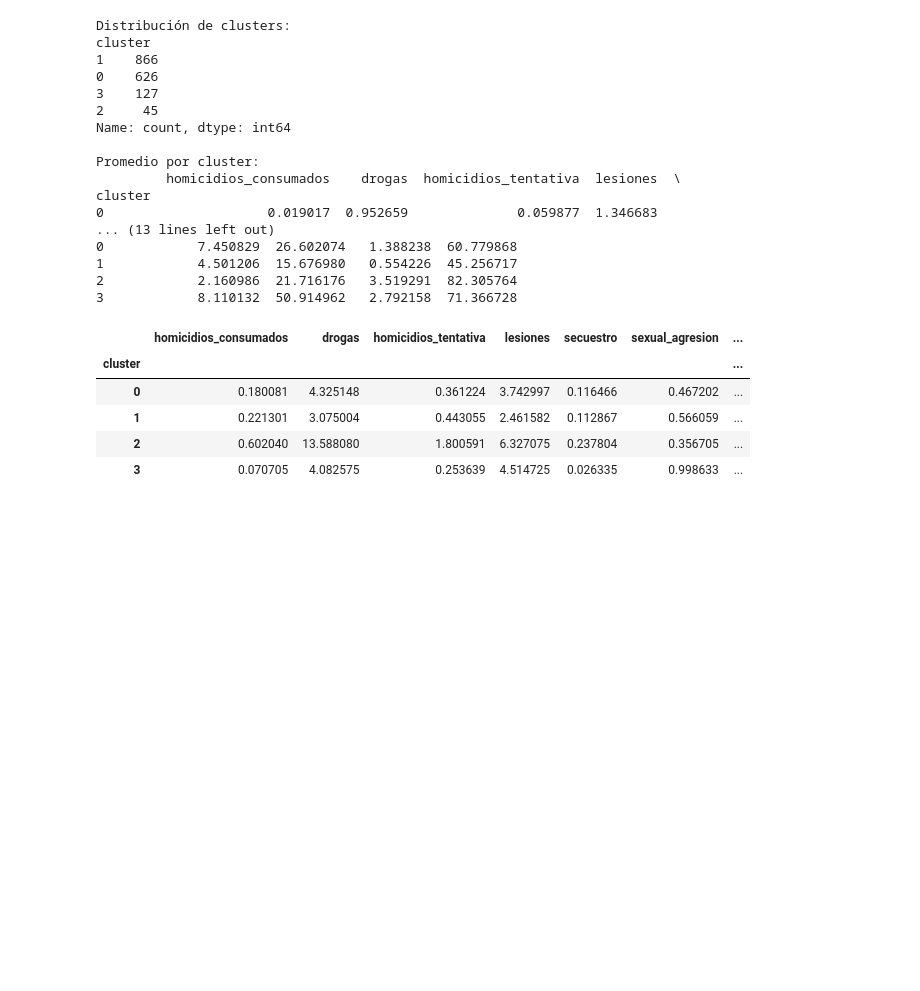
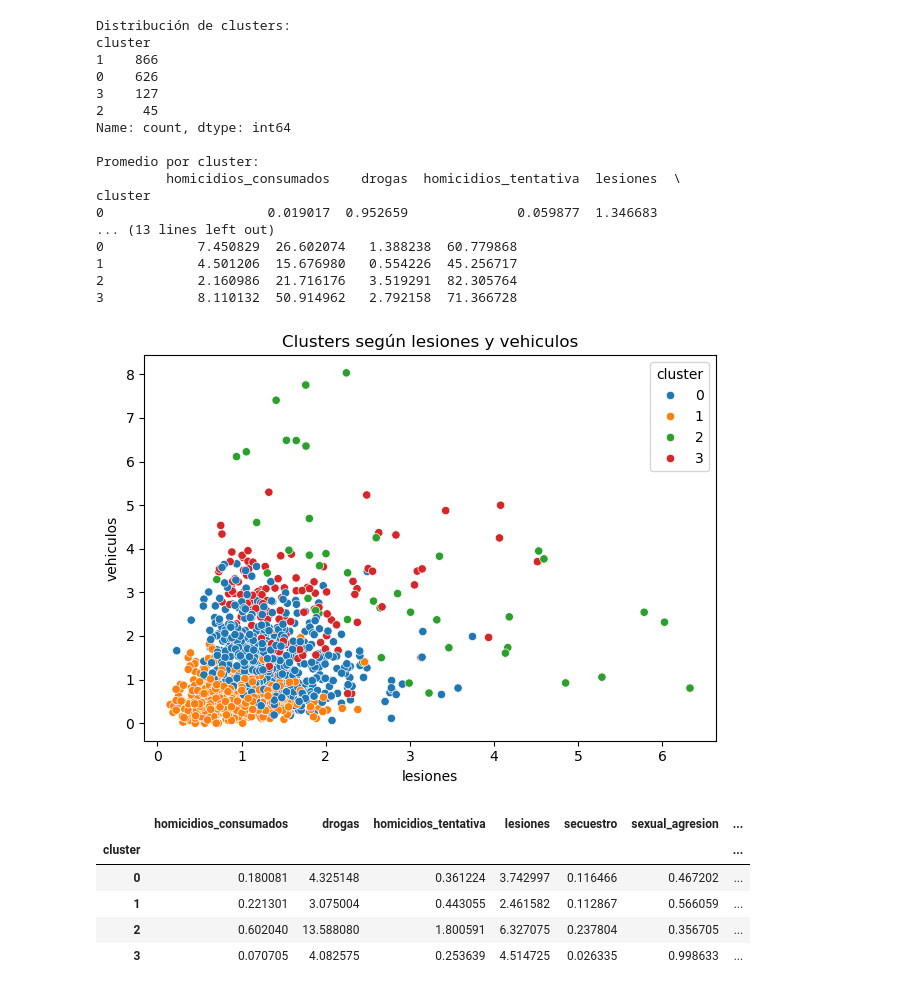
Before and after one commit to luismiguelmartinluengo/TP_Neoland, a Jupyter notebook: ModeloMachine_v3.ipynb, the cells around one changed output. Saved outputs shown, nothing was run; the diff lists cells and outputs as text; code cells hidden in the pictures; blank space fills up the shorter version.

```diff
--- a/ModeloMachine_v3.ipynb
+++ b/ModeloMachine_v3.ipynb
@@ -105,3 +99,15 @@ plt.show()
+# %%
+def generaDispersion(var1, var2):
+    # Visualización
+    sns.scatterplot(data=df, x= var1, y= var2, hue="cluster", palette="tab10")
+    plt.title(f"Clusters según {var1} y {var2}")
+    plt.tight_layout()
+    plt.show()
+#End if
+# %%
+generaDispersion('lesiones','vehiculos')
+# %% [output]
+[figure, added]
 # %%
 # Guardar resultado
 df.to_csv("Resultados_Clustering_tipología_delitos.csv", index=False)
```
Also changed, not shown: parts of 1 cell of this notebook, 4 other files.
